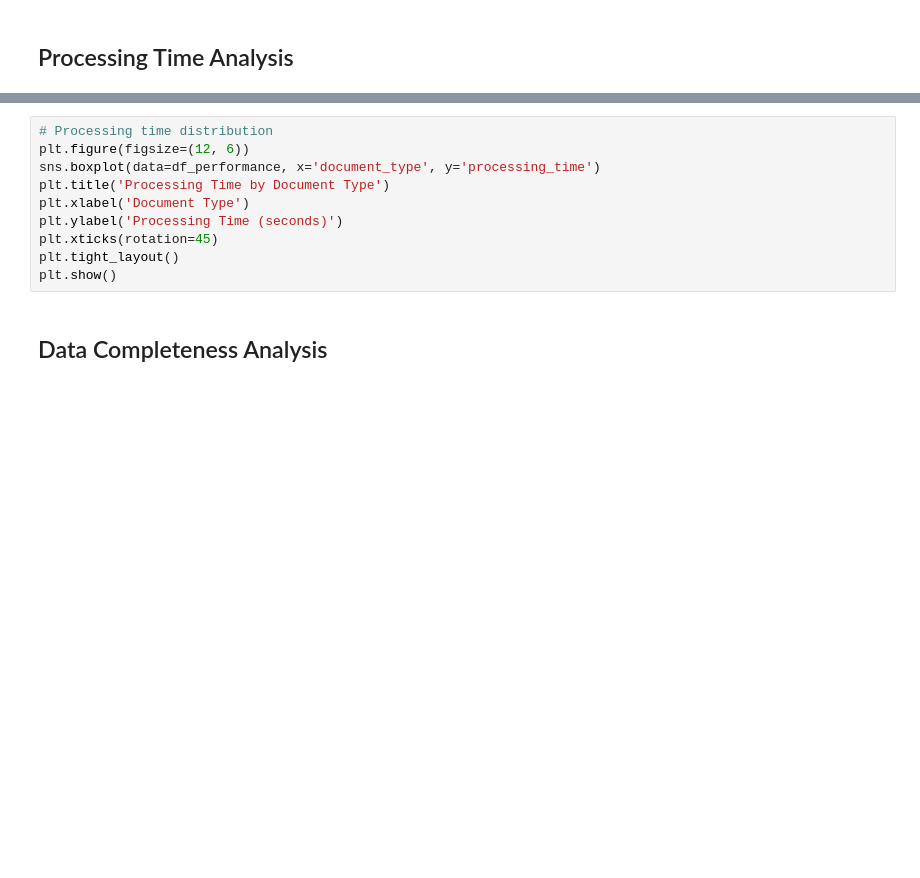
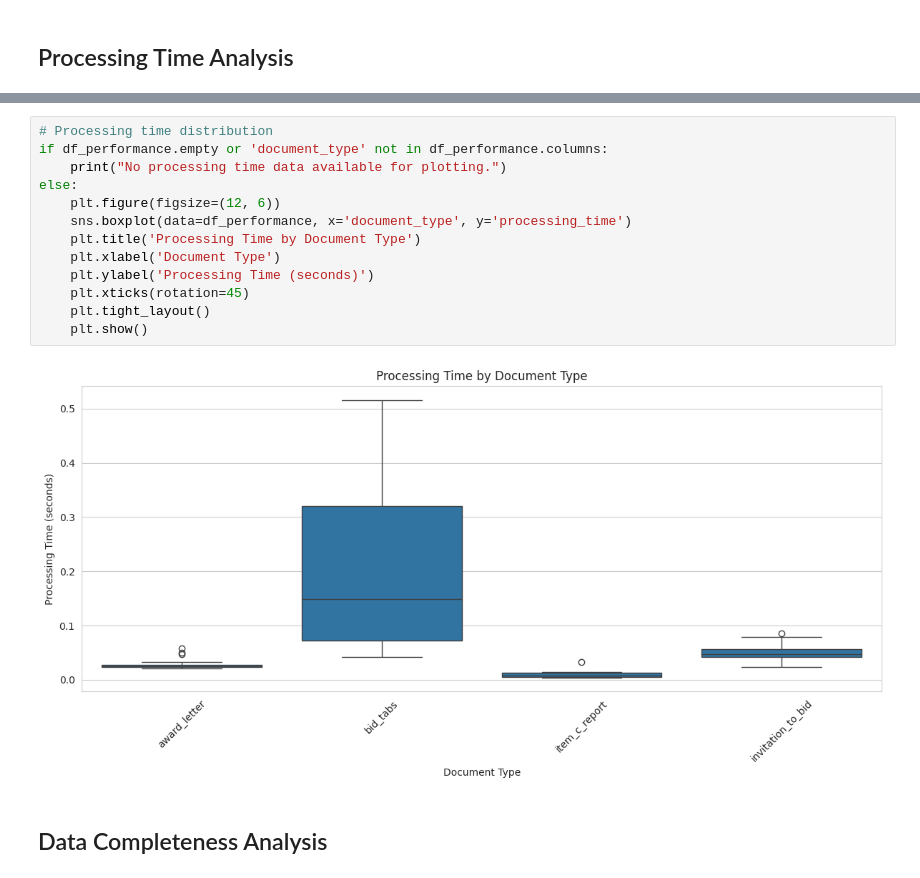
Before and after one commit to andrepreira/bid-pdf-document-processor, a Jupyter notebook: notebooks/01_extraction_analysis.ipynb, the cells around one changed output, grey strips where cells are left out. Cells and saved outputs as stored; diff of their text form; blank space fills up the shorter version.

```diff
--- a/notebooks/01_extraction_analysis.ipynb
+++ b/notebooks/01_extraction_analysis.ipynb
@@ -100,13 +107,18 @@ KeyError: 'document_type'
 # %%
 # Processing time distribution
-plt.figure(figsize=(12, 6))
-sns.boxplot(data=df_performance, x='document_type', y='processing_time')
-plt.title('Processing Time by Document Type')
-plt.xlabel('Document Type')
-plt.ylabel('Processing Time (seconds)')
-plt.xticks(rotation=45)
-plt.tight_layout()
-plt.show()
+if df_performance.empty or 'document_type' not in df_performance.columns:
+    print("No processing time data available for plotting.")
+else:
+    plt.figure(figsize=(12, 6))
+    sns.boxplot(data=df_performance, x='document_type', y='processing_time')
+    plt.title('Processing Time by Document Type')
+    plt.xlabel('Document Type')
+    plt.ylabel('Processing Time (seconds)')
+    plt.xticks(rotation=45)
+    plt.tight_layout()
+    plt.show()
+# %% [output]
+[figure, added]
 # %% [markdown]
 ## Data Completeness Analysis
 # %%
```
Also changed, not shown: parts of 6 cells of this notebook, 25 other files.
